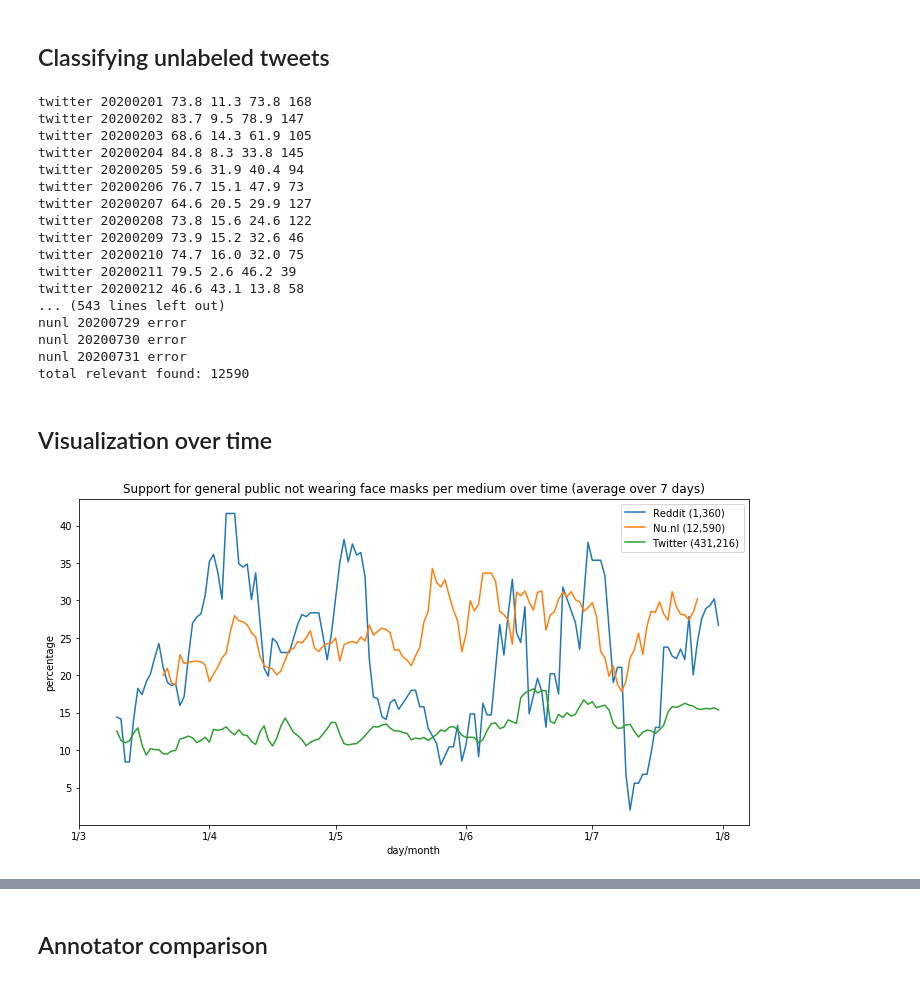
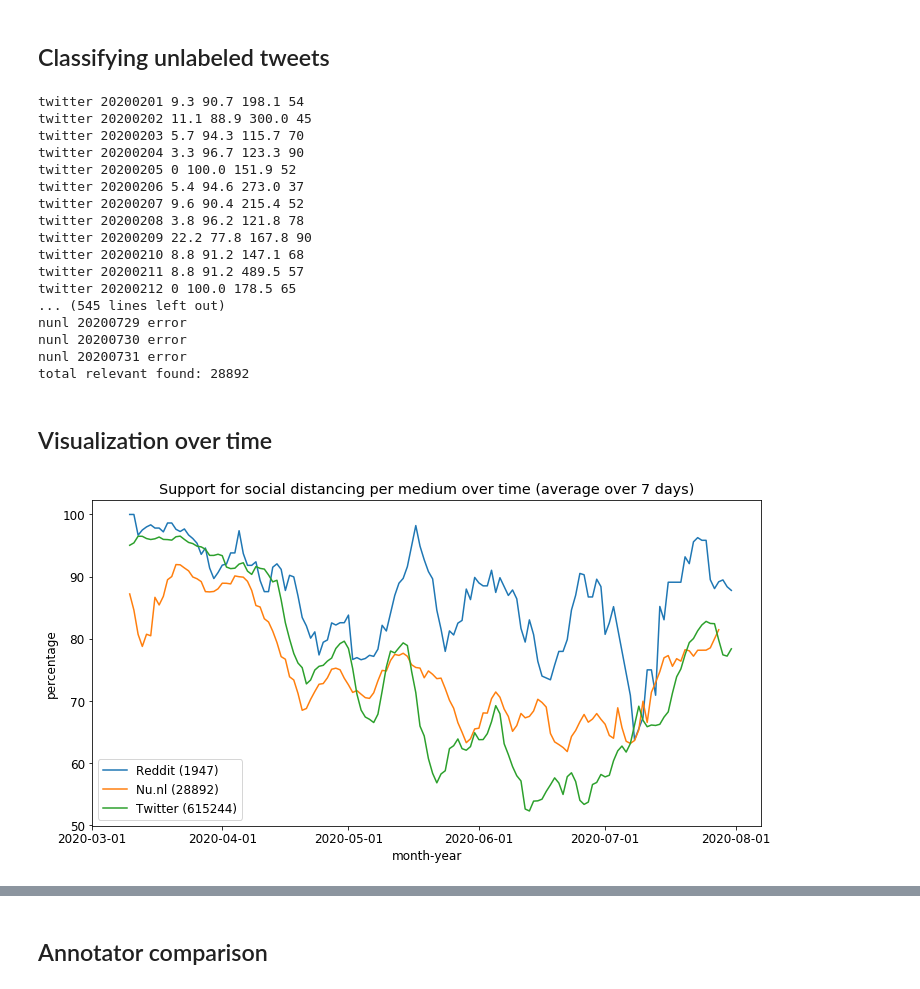
Before and after one commit to puregome/notebooks, a Jupyter notebook: fasttext.ipynb, the cells around one changed output, grey strips where cells are left out. Cells and saved outputs as stored; diff of their text form; code cells hidden in the pictures.

```diff
--- a/fasttext.ipynb
+++ b/fasttext.ipynb
@@ -244,7 +198,7 @@ for dim in [10,20,50,100,200,300]:
 # %%
 N = 5
 scoresN = {}
-triplets = [(100,900,0.2),(300,300,0.2),(10,900,0.2),(200,200,0.2),(10,200,0.2)]
+triplets = [(20,300,0.2),(50,200,0.2),(300,200,0.2),(20,200,0.05),(10,300,0.2)]
 
 for triplet in triplets:
     dim,epoch,lr = triplet
@@ -441,8 +337,6 @@ REDDIT = "reddit"
 NUNL = "nunl"
 SOURCES = [TWITTER,REDDIT,NUNL]
 DATADIRECTORIES = {TWITTER:DATADIRECTORY,REDDIT:DATADIRECTORYREDDIT,NUNL:DATADIRECTORYNUNL}
-TOPIC = "distance"
-TOPIC = "mondkapje"
 FILEFASTTEXT = "fasttext-"+TOPIC+".csv"
 LABELPREFIX = "__label__"
 NEGATIVE = LABELPREFIX+"NEGATIVE"
@@ -501,13 +395,21 @@ def classify(datePattern,query,model,dataDirectory=DATADIRECTORY):
     labelPercentages[TOTAL] = nbrOfLabels
     return(labelPercentages)
 # %%
-QUERY = "1[.,]5[ -]*m|afstand.*hou|hou.*afstand|anderhalve[ -]*meter"
-QUERY = TOPIC
+MAXDAYSPERMONTH = 31
+
+if TOPIC == DISTANCE:
+    QUERY = "1[.,]5[ -]*m|afstand.*hou|hou.*afstand|anderhalve[ -]*meter"
+elif TOPIC == FACEMASK:
+    QUERY = TOPIC
+else:
+    print("unknown topic!",file=sys.stderr)
+    sys.exit(1)
 MAXDAYSPERMONTH = 31
 
 model = fasttext.train_supervised(FILEFASTTEXT,dim=BESTDIM,epoch=BESTEPOCH,lr=BESTLR)
 # %%
 results = {}
+totals = {}
 for source in SOURCES:
     dataDirectory = DATADIRECTORIES[source]
     total = 0
@@ -526,25 +428,26 @@ for source in SOURCES:
                     total += labels[TOTAL]
             except:
                 print(source,date,"error")
+    totals[source] = total
     print("total relevant found:",total)
 # %% [output]
-twitter 20200201 73.8 11.3 73.8 168
-twitter 20200202 83.7 9.5 78.9 147
-twitter 20200203 68.6 14.3 61.9 105
-twitter 20200204 84.8 8.3 33.8 145
-twitter 20200205 59.6 31.9 40.4 94
-twitter 20200206 76.7 15.1 47.9 73
-twitter 20200207 64.6 20.5 29.9 127
-twitter 20200208 73.8 15.6 24.6 122
-twitter 20200209 73.9 15.2 32.6 46
-twitter 20200210 74.7 16.0 32.0 75
-twitter 20200211 79.5 2.6 46.2 39
-twitter 20200212 46.6 43.1 13.8 58
-... (543 lines left out)
+twitter 20200201 9.3 90.7 198.1 54
+twitter 20200202 11.1 88.9 300.0 45
+twitter 20200203 5.7 94.3 115.7 70
+twitter 20200204 3.3 96.7 123.3 90
+twitter 20200205 0 100.0 151.9 52
+twitter 20200206 5.4 94.6 273.0 37
+twitter 20200207 9.6 90.4 215.4 52
+twitter 20200208 3.8 96.2 121.8 78
+twitter 20200209 22.2 77.8 167.8 90
+twitter 20200210 8.8 91.2 147.1 68
+twitter 20200211 8.8 91.2 489.5 57
+twitter 20200212 0 100.0 178.5 65
+... (545 lines left out)
 nunl 20200729 error
 nunl 20200730 error
 nunl 20200731 error
-total relevant found: 12590
+total relevant found: 28892
 # %% [markdown]
 ## Visualization over time
 # %%
@@ -568,28 +472,42 @@ def movingAverage(numberList,size):
 # %%
 DATEFORMAT = "%Y%m%d"
 DAYSCOMBINED = 7
 STARTDATE = "20200310"
-PLOTFILENAME = "social-distancing-all.png"
-PLOTFILENAME = "mondkapje-all.png"
-LABELS = {TWITTER:"Twitter (431,216)",NUNL:"Nu.nl (12,590)",REDDIT:"Reddit (1,360)"}
+LABELS = {TWITTER:"Twitter ({0})".format(totals[TWITTER]),\
+          NUNL:"Nu.nl ({0})".format(totals[NUNL]),\
+          REDDIT:"Reddit ({0})".format(totals[REDDIT])}
+if TOPIC == DISTANCE:
+    PLOTFILENAME = "social-distancing-all.png"
+elif TOPIC == FACEMASK:
+    PLOTFILENAME = "mondkapje-all.png"
+else:
+    print("unknown topic!",file=sys.stderr)
+    sys.exit(1)
 
 x = {}
 ySupports = {}
 plt.subplots(figsize=(12,6))
+font = {"size":12}
+matplotlib.rc("font",**font)
 ax = plt.subplot(111)
 for source in [REDDIT,NUNL,TWITTER]:
     x[source] = [datetime.datetime.strptime(k,DATEFORMAT) for k in results[source].keys()]
     ySupports[source] = movingAverage([results[source][k][SUPPORTS] for k in results[source].keys()],DAYSCOMBINED)
     xPart = [x[source][i] for i in range(0,len(x[source])) if x[source][i] >= datetime.datetime.strptime(STARTDATE,DATEFORMAT)]
     ySupportsPart = [ySupports[source][i] for i in range(0,len(x[source])) if x[source][i] >= datetime.datetime.strptime(STARTDATE,DATEFORMAT)]
     plt.plot_date(xPart,ySupportsPart,fmt="-",label=LABELS[source])
 plt.legend()
 plt.ylabel("percentage")
-plt.xlabel("day/month")
-plt.title("Support for general public not wearing face masks per medium over time (average over "+str(DAYSCOMBINED)+" days)")
+plt.xlabel("month-year")
+if TOPIC == FACEMASK:
+    plt.title("Support for general public not wearing face masks per medium over time (average over "+str(DAYSCOMBINED)+" days)")
+elif TOPIC == DISTANCE:
+    plt.title("Support for social distancing per medium over time (average over "+str(DAYSCOMBINED)+" days)")
+else:
+    print("unknown topic!",file=sys.stderr)
+    sys.exit(1)
 plt.xticks([datetime.datetime.strptime(d,DATEFORMAT) for d in "20200301 2020401 20200501 20200601 20200701 20200801".split()])
-ax.xaxis.set_major_formatter(mdates.DateFormatter("%-d/%-m"))
 plt.savefig(PLOTFILENAME)
 plt.show()
 # %% [output]
-[figure, old version]
+[figure, new version]
```
Also changed, not shown: parts of 29 cells of this notebook.
